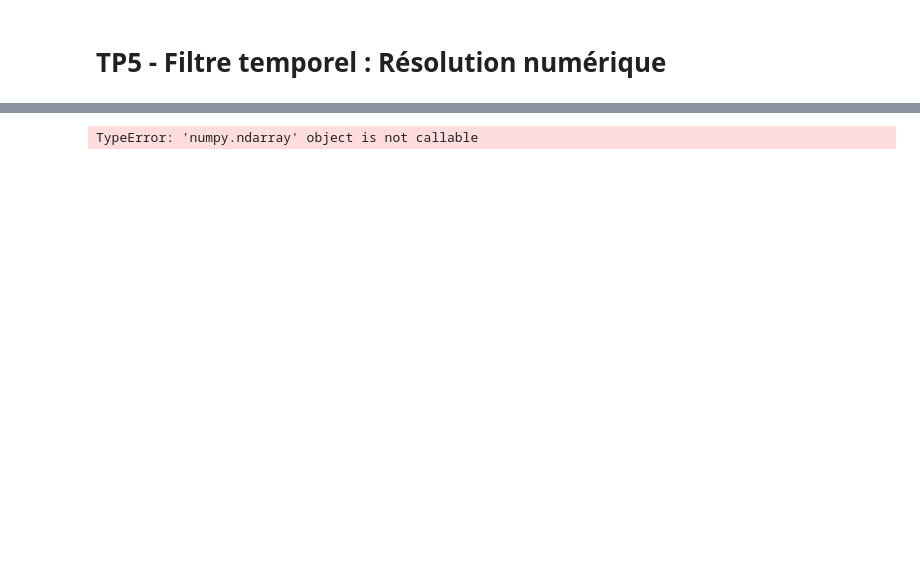
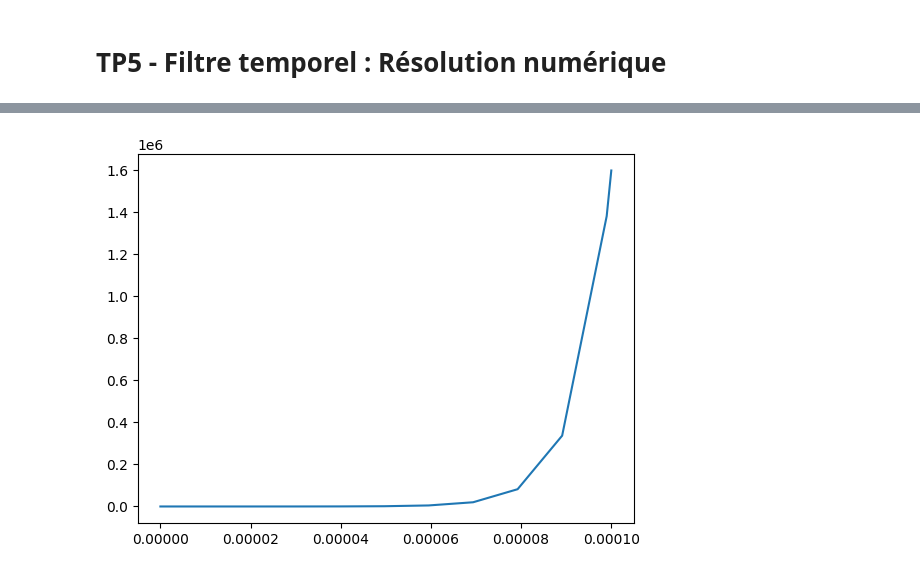
Before and after one commit to phandrieu/TPPhysiqueMPIE, a Jupyter notebook: TP5 - Filtre/TP5.ipynb, the cells around one changed output, grey strips where cells are left out. Drawn from its saved outputs; the diff is of its cells as text; code cells hidden in the pictures; blank space fills up the shorter version.

```diff
--- a/TP5 - Filtre/TP5.ipynb
+++ b/TP5 - Filtre/TP5.ipynb
@@ -12,20 +25,18 @@ f = 1
 # %%
 def resolution_scp(a, e, y0, t0, tf):
     """Renvoie la solution de l'équation y' + ay = e(t), y(0) = y_0 sur [t0, tf]"""
-    equation = lambda t, y:  -a * y(t) + e(t)
+    equation = lambda t, y:  -a * y + e(t)
+
+    return solve_ivp(equation, [t0, tf], [y0])
 
 
-    return solve_ivp(equation, [t0, tf], [y0])
+e = lambda t: (R/L)*creneau(t)
+
+y = resolution_scp(-(R/L), e, 0, 0, 1e-4)
+plt.plot(y.t, y.y[0], label="Solution avec scipy")
+plt.show()
+# %% [output]
+[figure, added]
-# %%
-def creneau(t):
-    return E * square(2*np.pi*f * t)
-
-R = 1000
-L = 7e-3
-
-y = resolution_scp(-(R/L), lambda t: (R/L)*creneau(t), 0, 0, 1e-5)
-# %% [output]
-TypeError: 'numpy.ndarray' object is not callable
 # %%
 def methode_euler(a, e, y0, N):
     """Renvoie la solution de l'équation y' + ay = e(t), y(0) = y_0"""
```
Also changed, not shown: parts of 2 cells of this notebook.
